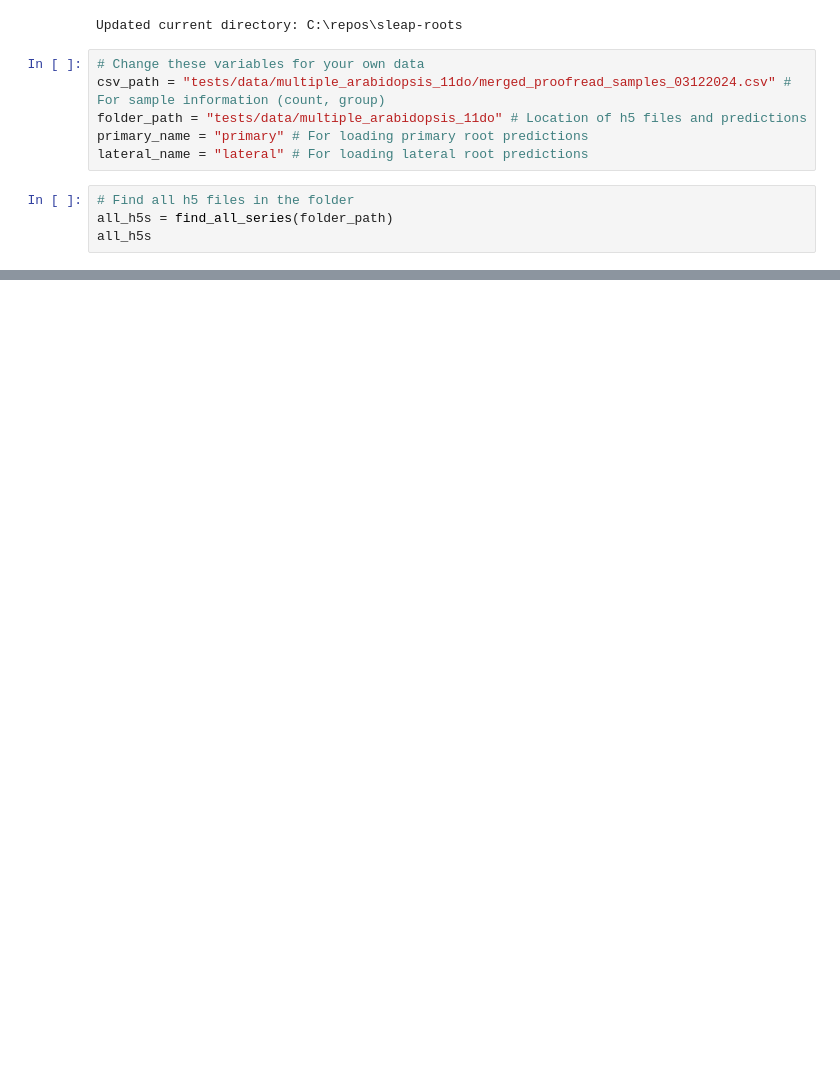
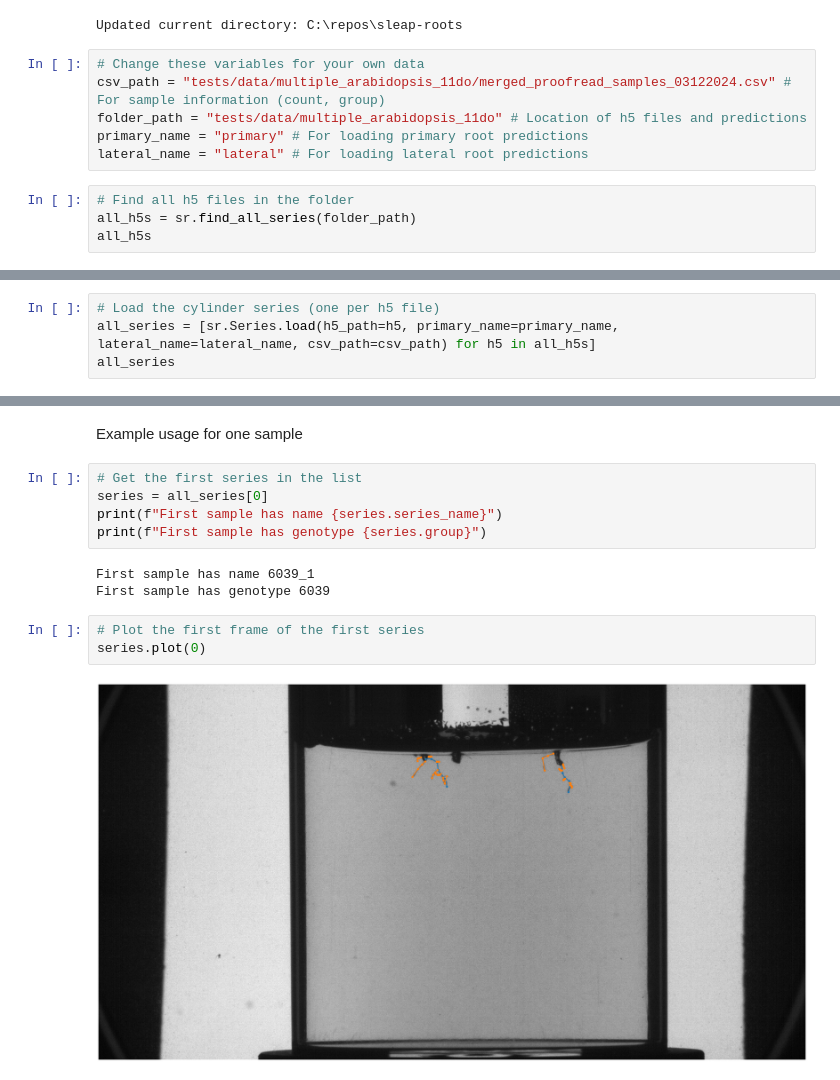
Before and after one commit to talmolab/sleap-roots, a Jupyter notebook: notebooks/MultipleDicotPipeline.ipynb, the cells around one changed output, grey strips where cells are left out. Cells and saved outputs as stored; diff of their text form; blank space fills up the shorter version.

```diff
--- a/notebooks/MultipleDicotPipeline.ipynb
+++ b/notebooks/MultipleDicotPipeline.ipynb
@@ -42,6 +50,6 @@ primary_name = "primary" # For loading primary root predictions
 lateral_name = "lateral" # For loading lateral root predictions
 # %%
 # Find all h5 files in the folder
-all_h5s = find_all_series(folder_path)
+all_h5s = sr.find_all_series(folder_path)
 all_h5s
 # %% [output]
@@ -48,0 +60,4 @@ all_h5s
+# %%
+# Load the cylinder series (one per h5 file)
+all_series = [sr.Series.load(h5_path=h5, primary_name=primary_name, lateral_name=lateral_name, csv_path=csv_path) for h5 in all_h5s]
+all_series
@@ -48,0 +69,15 @@ all_h5s
+# %% [markdown]
+Example usage for one sample
+# %%
+# Get the first series in the list
+series = all_series[0]
+print(f"First sample has name {series.series_name}")
+print(f"First sample has genotype {series.group}")
+# %% [output]
+First sample has name 6039_1
+First sample has genotype 6039
+# %%
+# Plot the first frame of the first series
+series.plot(0)
+# %% [output]
+[figure, added]
```
Also changed, not shown: parts of 14 cells of this notebook.
